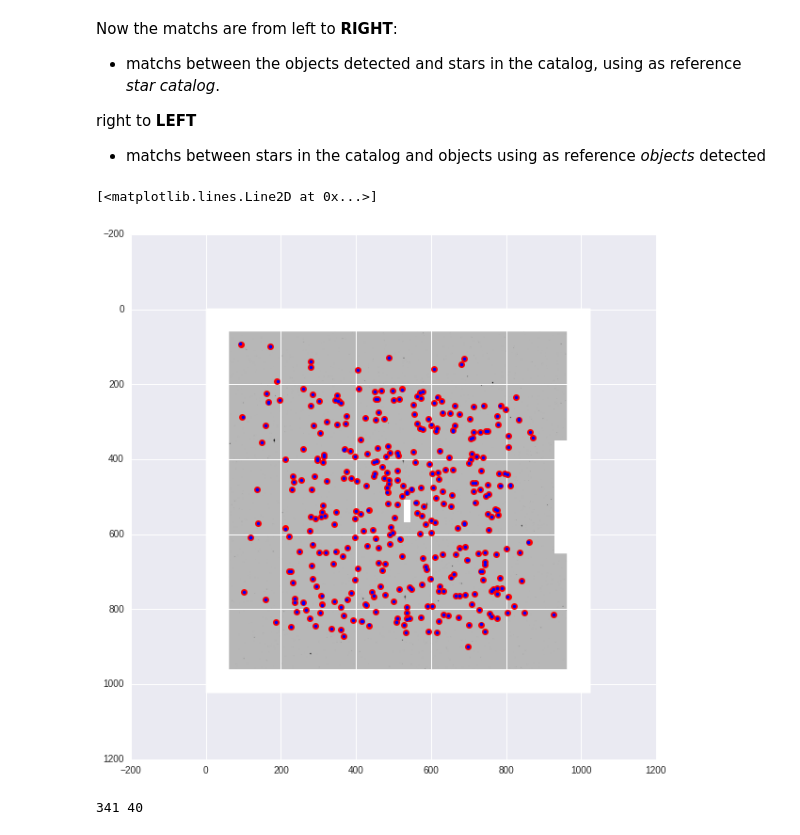
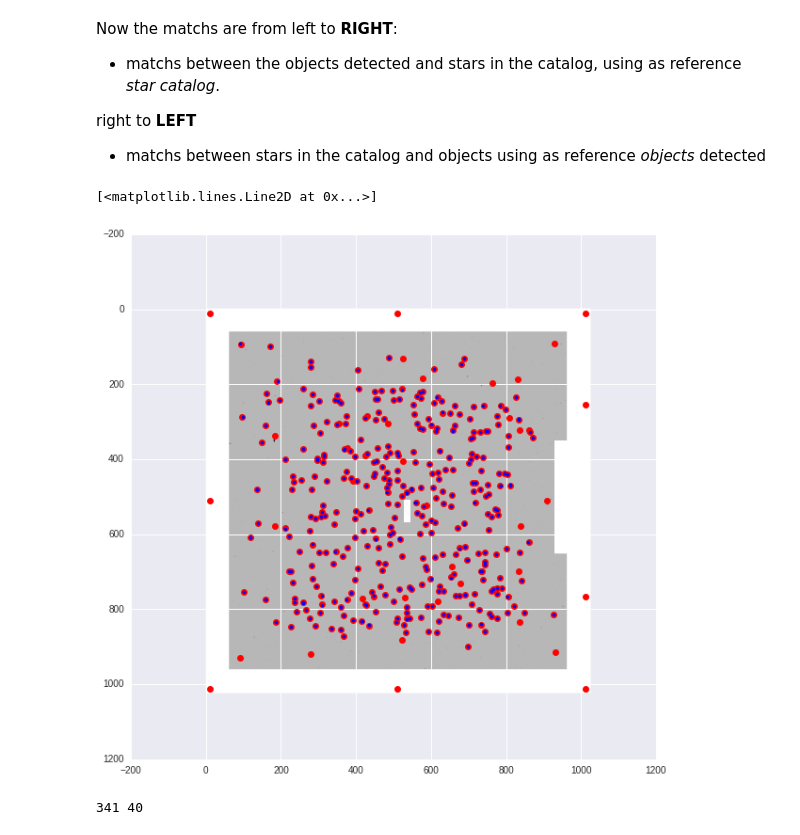
Before and after one commit to BrunoSanchez/rhino, a Jupyter notebook: stellar_chek/extract_test_stellar_Cstar.ipynb, the cells around one changed output. Saved outputs shown, nothing was run; the diff lists cells and outputs as text; code cells hidden in the pictures.

```diff
--- a/stellar_chek/extract_test_stellar_Cstar.ipynb
+++ b/stellar_chek/extract_test_stellar_Cstar.ipynb
@@ -104,9 +121,9 @@ obj['cstarid'] = CSTARID
 # %%
 plt.figure(figsize=(10,10))
 plt.imshow(data)
 f = obj['objID'] > 0
-plt.plot(obj['x'][f], obj['y'][f], 'ro')
+plt.plot(obj['x'], obj['y'], 'ro')
 plt.plot(stars['x'][matchsr], stars['y'][matchsr], 'b.')
 # %% [output]
 [<matplotlib.lines.Line2D at 0x...>]
-[figure, old version]
+[figure, new version]
```
Also changed, not shown: parts of 9 cells of this notebook.
